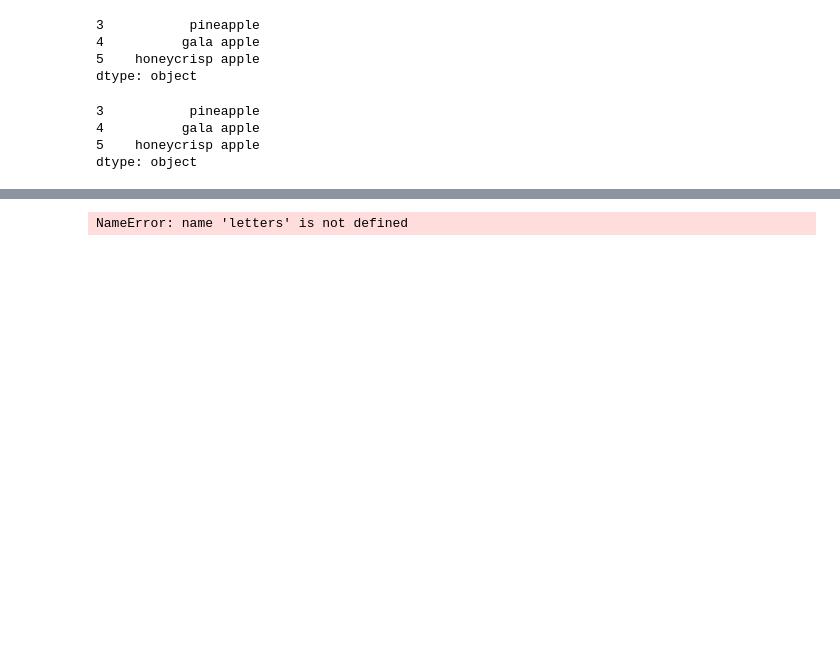
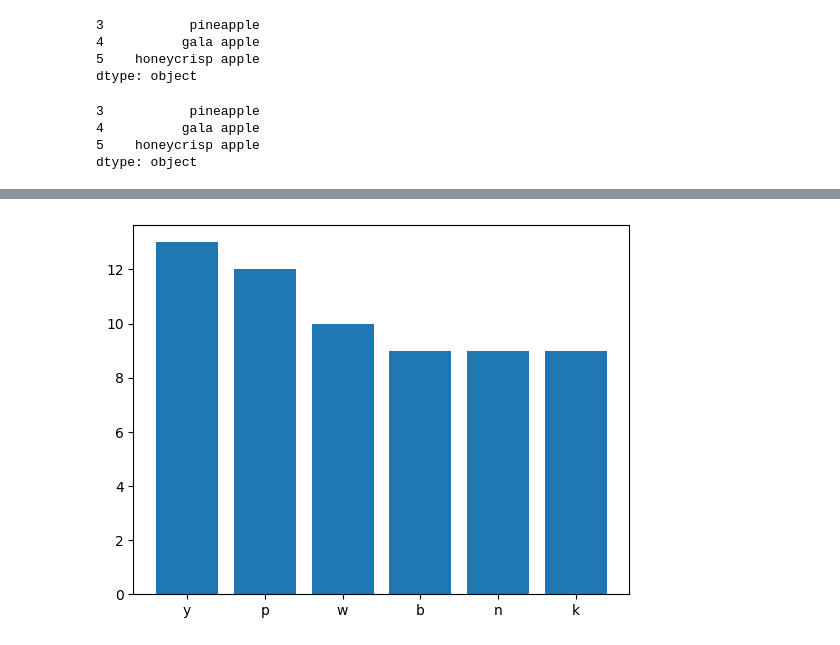
Before and after one commit to nomer-evangelista/ds-libraries-exercises, a Jupyter notebook: pandas_series.ipynb, the cells around one changed output, grey strips where cells are left out. Saved outputs shown, nothing was run; the diff lists cells and outputs as text; code cells hidden in the pictures; blank space fills up the shorter version.

```diff
--- a/pandas_series.ipynb
+++ b/pandas_series.ipynb
@@ -317,8 +461,10 @@ NameError: name 'count_vowels' is not defined
-# %%
-# Part III 6. Create a bar plot of the frequencies of the 6 most commonly occuring letters.
-sixMost = letters.value_counts().nlargest(n=6)
-import matplotlib.pyplot as plt
-plt.bar(sixMost.index, sixMost.values)
-plt.show()
-# %% [output]
-NameError: name 'letters' is not defined
+# %%
+# Part III 6. Create a bar plot of the frequencies of the 6 most commonly occuring letters.
+import matplotlib.pyplot as plt
+only_six = letters.value_counts().nlargest(n=6)
+
+plt.bar(only_six.index, only_six.values)
+
+plt.show()
+# %% [output]
+[figure, added]
```
Also changed, not shown: parts of 43 cells of this notebook.
